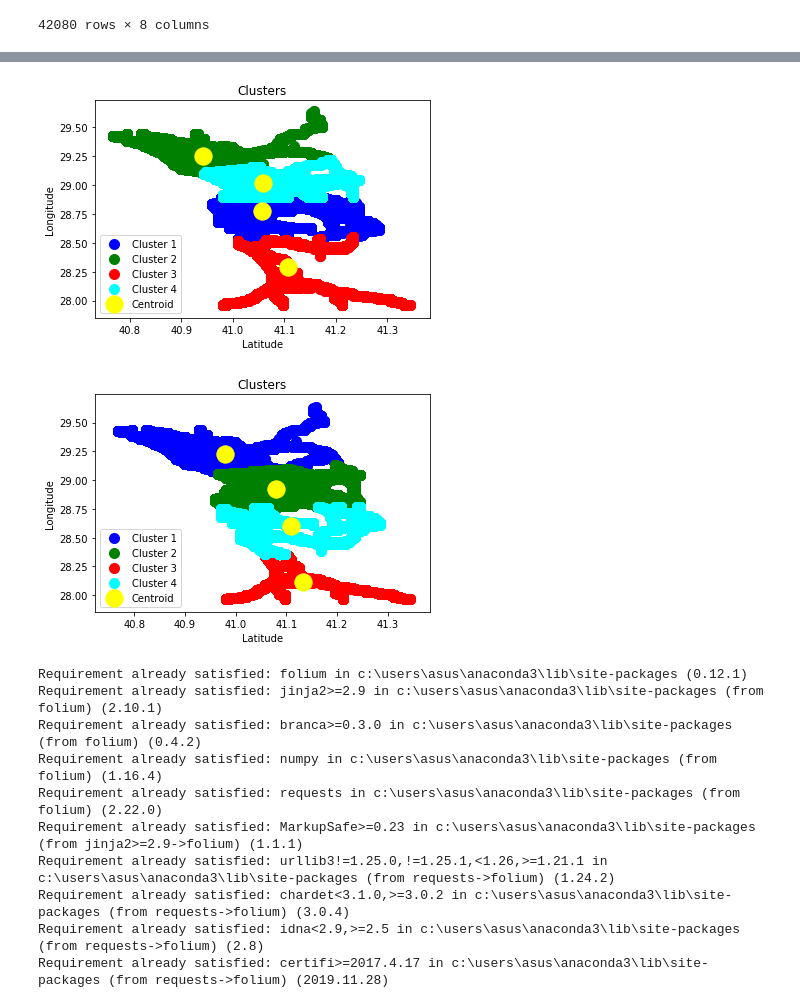
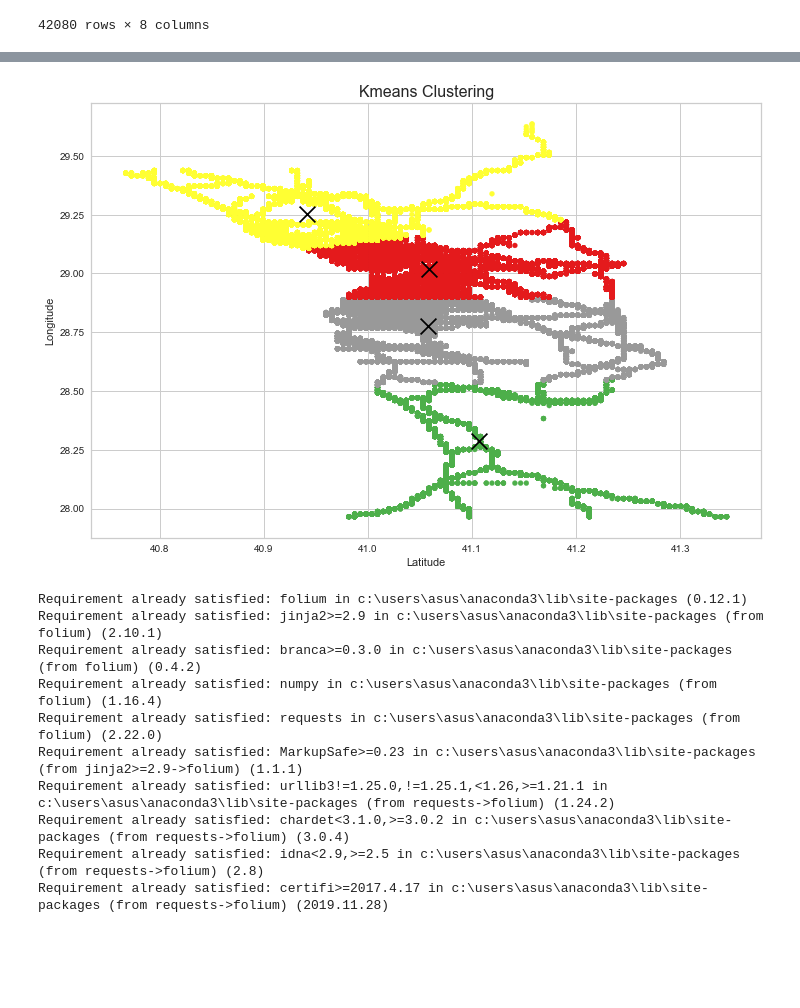
Before and after one commit to emre-isik/IBBTraffic-1, a Jupyter notebook: Traffic_in_Istanbul.ipynb, the cells around one changed output, grey strips where cells are left out. Drawn from its saved outputs; the diff is of its cells as text; code cells hidden in the pictures; blank space fills up the shorter version.

Commit message:
Weighted K-Means Clustering Visualization düzeltildi.

```diff
--- a/Traffic_in_Istanbul.ipynb
+++ b/Traffic_in_Istanbul.ipynb
@@ -309,40 +309,17 @@ weights = data_morning['NUMBER_OF_VEHICLES'].to_numpy()
 #training the K-means model on a dataset
 kmeans = KMeans(n_clusters=4, init='k-means++', random_state= 42)
 y_predict= kmeans.fit_predict(X,sample_weight=weights)
-# %%
-#visulaizing the clusters
-mtp.scatter(X[y_predict == 0, 0], X[y_predict == 0, 1], s = 100, c = 'blue', label = 'Cluster 1') #for first cluster
-mtp.scatter(X[y_predict == 1, 0], X[y_predict == 1, 1], s = 100, c = 'green', label = 'Cluster 2') #for second cluster
-mtp.scatter(X[y_predict== 2, 0], X[y_predict == 2, 1], s = 100, c = 'red', label = 'Cluster 3') #for third cluster
-mtp.scatter(X[y_predict == 3, 0], X[y_predict == 3, 1], s = 100, c = 'cyan', label = 'Cluster 4') #for fourth cluster
-mtp.scatter(kmeans.cluster_centers_[:, 0], kmeans.cluster_centers_[:, 1], s = 300, c = 'yellow', label = 'Centroid')
-mtp.title('Clusters')
-mtp.xlabel('Latitude')
-mtp.ylabel('Longitude')
-mtp.legend()
-mtp.show()
-# %% [output]
-[figure, removed]
-# %%
-#Ağırlık olarak weights'ı vermeden denedim.
-Y = data_morning[['LATITUDE', 'LONGITUDE']].to_numpy()
-#training the K-means model on a dataset
-kmeans = KMeans(n_clusters=4, init='k-means++', random_state= 42)
-y_predict= kmeans.fit_predict(Y)
-# %%
-#visulaizing the clusters
-mtp.scatter(Y[y_predict == 0, 0], Y[y_predict == 0, 1], s = 100, c = 'blue', label = 'Cluster 1') #for first cluster
-mtp.scatter(Y[y_predict == 1, 0], Y[y_predict == 1, 1], s = 100, c = 'green', label = 'Cluster 2') #for second cluster
-mtp.scatter(Y[y_predict== 2, 0], Y[y_predict == 2, 1], s = 100, c = 'red', label = 'Cluster 3') #for third cluster
-mtp.scatter(Y[y_predict == 3, 0], Y[y_predict == 3, 1], s = 100, c = 'cyan', label = 'Cluster 4') #for fourth cluster
-mtp.scatter(kmeans.cluster_centers_[:, 0], kmeans.cluster_centers_[:, 1], s = 300, c = 'yellow', label = 'Centroid')
-mtp.title('Clusters')
-mtp.xlabel('Latitude')
-mtp.ylabel('Longitude')
-mtp.legend()
-mtp.show()
-# %% [output]
-[figure, removed]
+# %%
+fig = plt.figure(figsize=(12,8))
+
+plt.scatter(X[:,0], X[:,1], c=kmeans.labels_, cmap="Set1_r", s=25)
+plt.scatter(kmeans.cluster_centers_[:,0] ,kmeans.cluster_centers_[:,1], color='black', marker="x", s=250)
+plt.title("Kmeans Clustering", fontsize=16)
+plt.xlabel('Latitude')
+plt.ylabel('Longitude')
+plt.show()
+# %% [output]
+[figure, added]
 # %%
 #Folium kütüphanesi ile haritalara belli bir koordinat verirsek mesela İstanbul haritasına ulaşabileceğiz.
 !pip install folium
```
Also changed, not shown: parts of 2 cells of this notebook.
